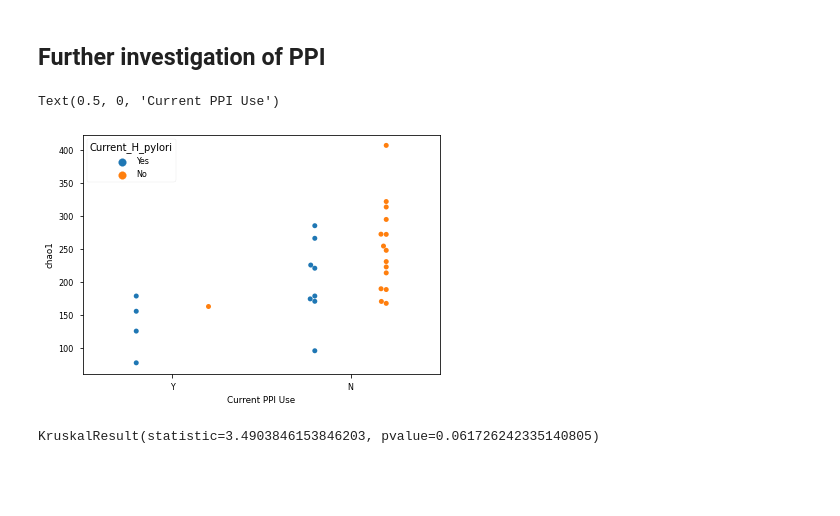
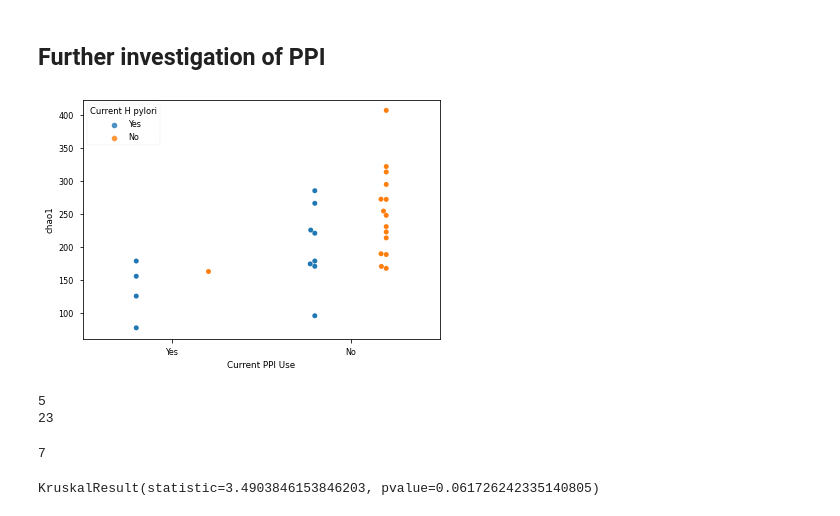
Before and after one commit to sterrettJD/H-pylori-microbiome-analysis, a Jupyter notebook: Supplemental-analyses.ipynb, the cells around one changed output. Saved outputs shown, nothing was run; the diff lists cells and outputs as text; code cells hidden in the pictures; blank space fills up the shorter version.

```diff
--- a/Supplemental-analyses.ipynb
+++ b/Supplemental-analyses.ipynb
@@ -512,13 +534,28 @@ plt.show()
 # %%
 ax = sns.swarmplot(x="Currppiuse",
                  y="chao1",
                  hue="Current_H_pylori",
                  data=df,
                   dodge=True)
 ax.set_xlabel("Current PPI Use")
+ax.legend(handles, labels, title="Current H pylori", title_fontsize="small")
+ax.set_xticklabels(["Yes","No"])
+plt.show()
 # %% [output]
-Text(0.5, 0, 'Current PPI Use')
-[figure, old version]
+[figure, new version]
+# %%
+print(len(df.loc[df["Currppiuse"]=="Y",
+                 "chao1"]))
+
+print(len(df.loc[df["Currppiuse"]=="N",
+                 "chao1"]))
+# %% [output]
+5
+23
+# %%
+sum(df["Currppiuse"].isna()) #without data for ppi
+# %% [output]
+7
 # %%
 PPIhpy = df.loc[(df["Current_H_pylori"]=="Yes") &
                 (df["Currppiuse"]=="Y"),
```
Also changed, not shown: parts of 10 cells of this notebook.
